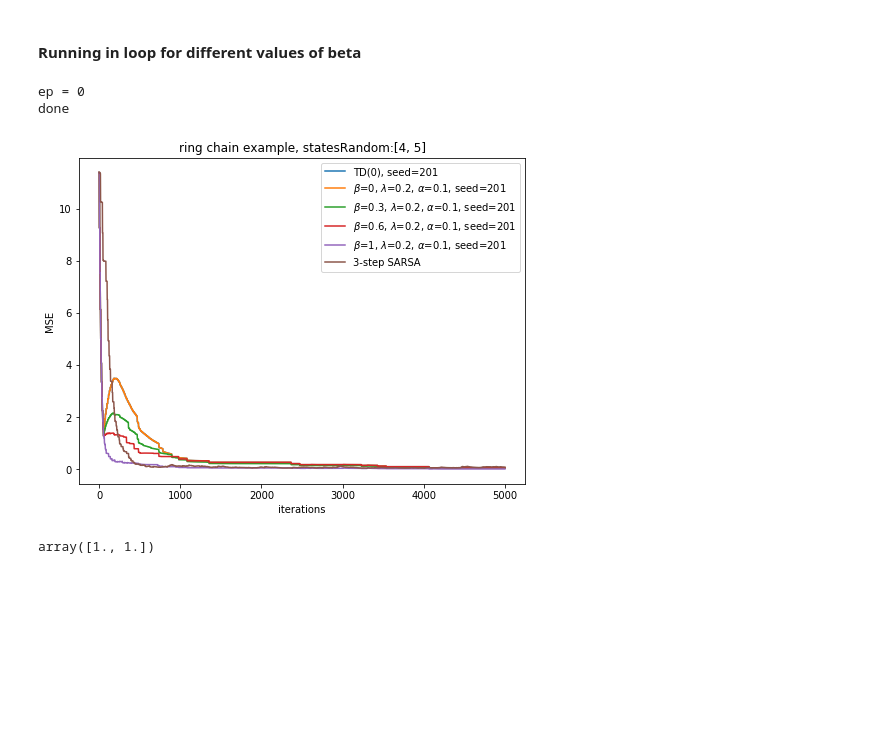
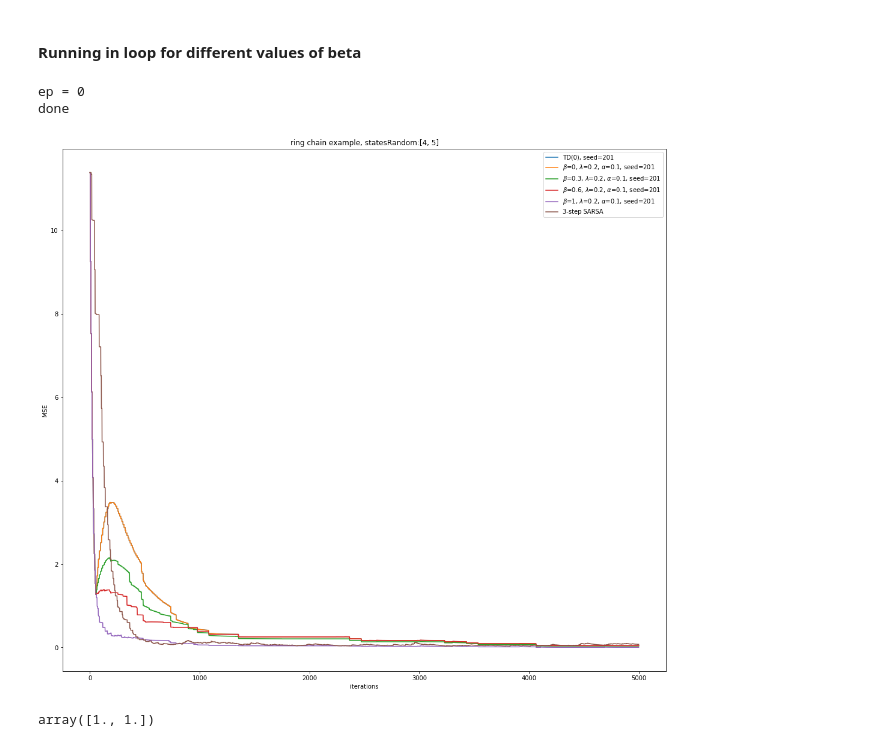
Before and after one commit to barleen-kaur/temporal_regularization_control, a Jupyter notebook: main3.ipynb, the cells around one changed output. Cells and saved outputs as stored; diff of their text form; code cells hidden in the pictures; blank space fills up the shorter version.

Commit message:
More recent and better version of the plots. Not clean yet. Have to clean up.

```diff
--- a/main3.ipynb
+++ b/main3.ipynb
@@ -63,7 +63,7 @@ def runSARSA(env, agent, randomStates, updateAllStates=False):
 seed = 201
 randomStates = [4,5,6,7,8,9]
 alpha = 0.1
-plt.figure(figsize=(8,6))
+plt.figure(figsize=(18,16))
 for beta in [0, 0.3, 0.6, 1]:
     for lambd in [0.2]:
         agent = AgentSARSA(env, epsDecay=False, eps=0.05, beta=beta, lambd=lambd, alpha=alpha)
@@ -97,34 +97,34 @@ for ep in range(1):
             agent.state_memory[t+1], agent.reward_memory[t+1] = state, reward
             if(done):
                 print("done")
                 T = t + 1
             else:
                 action = agent.chooseActionEps(state)
                 agent.action_memory[t+1] = action
         tau  = t - n + 1
         if(tau>=0):
             rewardsVector = agent.reward_memory[tau+1:np.minimum(tau+n,T)]
             discountingVector = np.power(agent.gamma, np.arange(0, rewardsVector.shape[0]))
             G = np.sum(np.multiply(rewardsVector, discountingVector))
             if(tau + n < T):
                 G = G + agent.gamma**n * agent.Q[agent.state_memory[tau + n].astype('int'), agent.action_memory[tau+n].astype('int')]
             if(agent.state_memory[tau].astype('int') in randomStates):
                 agent.Q[agent.state_memory[tau].astype('int'), agent.action_memory[tau].astype('int')] += agent.alpha * (G - agent.Q[agent.state_memory[tau].astype('int'), agent.action_memory[tau].astype('int')])
 
             MSE.append(np.square(agent.Q[randomStates[0],:] - env.optimalQ[randomStates[0],:]).mean())
 
         if(tau==T-1):
             break
 
 plt.plot(MSE[:5000], label=str(no_steps)+'-step SARSA')
 
 # Plotting the results
 plt.legend(), plt.xlabel('iterations'), plt.ylabel('MSE'), plt.title('ring chain example, statesRandom:' + str(randomStates))
 plt.show()
 # %% [output]
 ep = 0
 done
-[figure, old version]
+[figure, new version]
 # %%
 np.mean([[1,1],[1,1]], axis=0)
 # %% [output]
```
Also changed, not shown: 2 other files.
